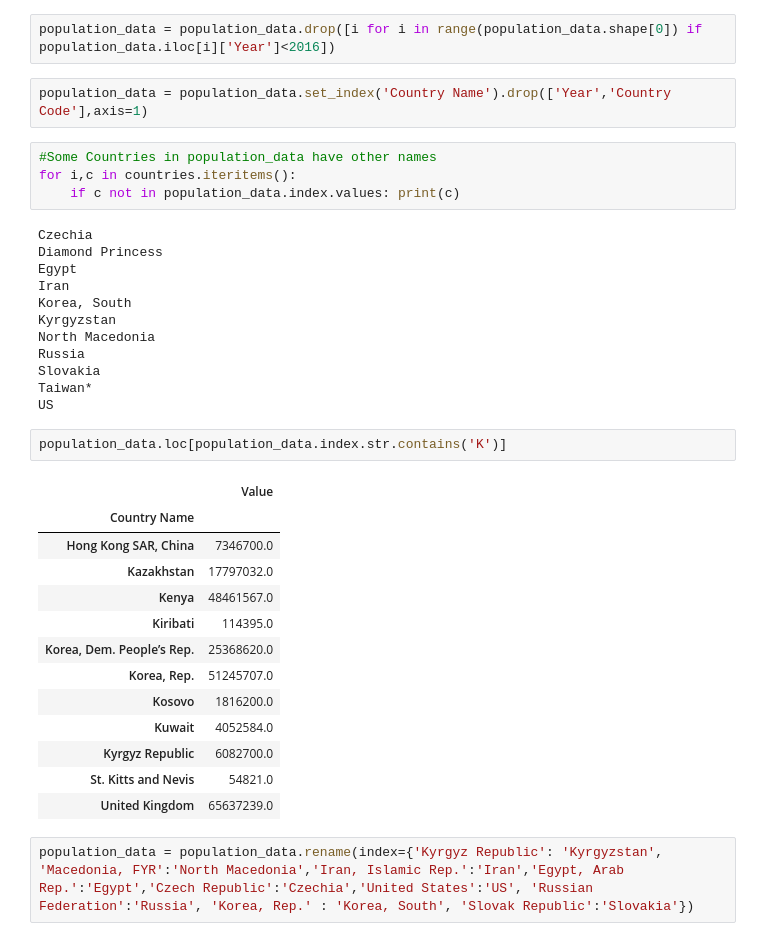
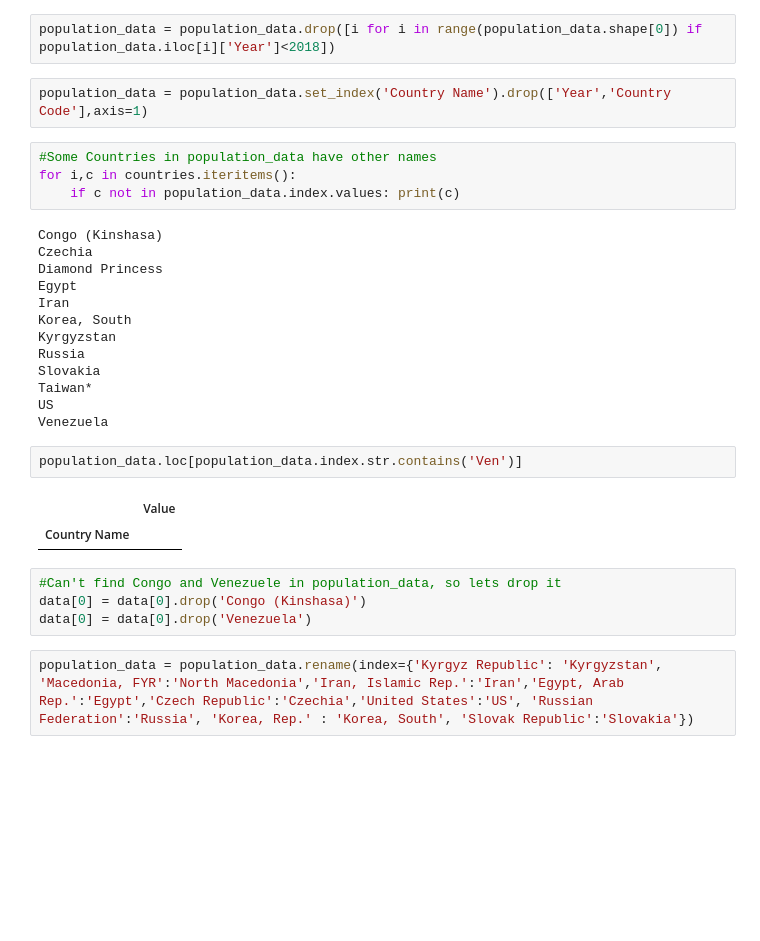
Before and after one commit to michaelneururer/corona_data_analysis, a Jupyter notebook: Corona Data.ipynb, the cells around one changed output. Drawn from its saved outputs; the diff is of its cells as text; blank space fills up the shorter version.

```diff
--- a/Corona Data.ipynb
+++ b/Corona Data.ipynb
@@ -139,7 +140,7 @@ population_data = pd.read_csv('https://raw.githubusercontent.com/datasets/popula
 # %%
 countries = data[0]['Country/Region']
 # %%
-population_data = population_data.drop([i for i in range(population_data.shape[0]) if population_data.iloc[i]['Year']<2016])
+population_data = population_data.drop([i for i in range(population_data.shape[0]) if population_data.iloc[i]['Year']<2018])
 # %%
 population_data = population_data.set_index('Country Name').drop(['Year','Country Code'],axis=1)
 # %%
@@ -147,33 +148,27 @@ population_data = population_data.set_index('Country Name').drop(['Year','Countr
 for i,c in countries.iteritems():
     if c not in population_data.index.values: print(c)
 # %% [output]
+Congo (Kinshasa)
 Czechia
 Diamond Princess
 Egypt
 Iran
 Korea, South
 Kyrgyzstan
-North Macedonia
 Russia
 Slovakia
 Taiwan*
 US
+Venezuela
 # %%
-population_data.loc[population_data.index.str.contains('K')]
+population_data.loc[population_data.index.str.contains('Ven')]
 # %% [output]
 |  | Value |
 | Country Name |  |
-| Hong Kong SAR, China | 7346700.0 |
-| Kazakhstan | 17797032.0 |
-| Kenya | 48461567.0 |
-| Kiribati | 114395.0 |
-| Korea, Dem. People’s Rep. | 25368620.0 |
-| Korea, Rep. | 51245707.0 |
-| Kosovo | 1816200.0 |
-| Kuwait | 4052584.0 |
-| Kyrgyz Republic | 6082700.0 |
-| St. Kitts and Nevis | 54821.0 |
-| United Kingdom | 65637239.0 |
+# %%
+#Can't find Congo and Venezuele in population_data, so lets drop it
+data[0] = data[0].drop('Congo (Kinshasa)')
+data[0] = data[0].drop('Venezuela')
 # %%
 population_data = population_data.rename(index={'Kyrgyz Republic': 'Kyrgyzstan', 'Macedonia, FYR':'North Macedonia','Iran, Islamic Rep.':'Iran','Egypt, Arab Rep.':'Egypt','Czech Republic':'Czechia','United States':'US', 'Russian Federation':'Russia', 'Korea, Rep.' : 'Korea, South', 'Slovak Republic':'Slovakia'})
 # %%
```
Also changed, not shown: parts of 8 cells of this notebook.
